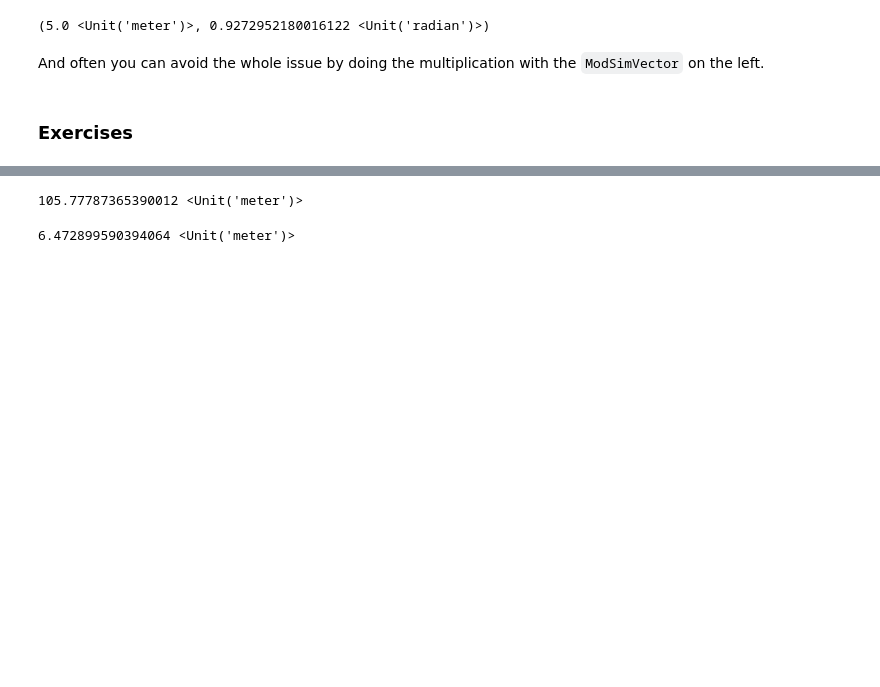
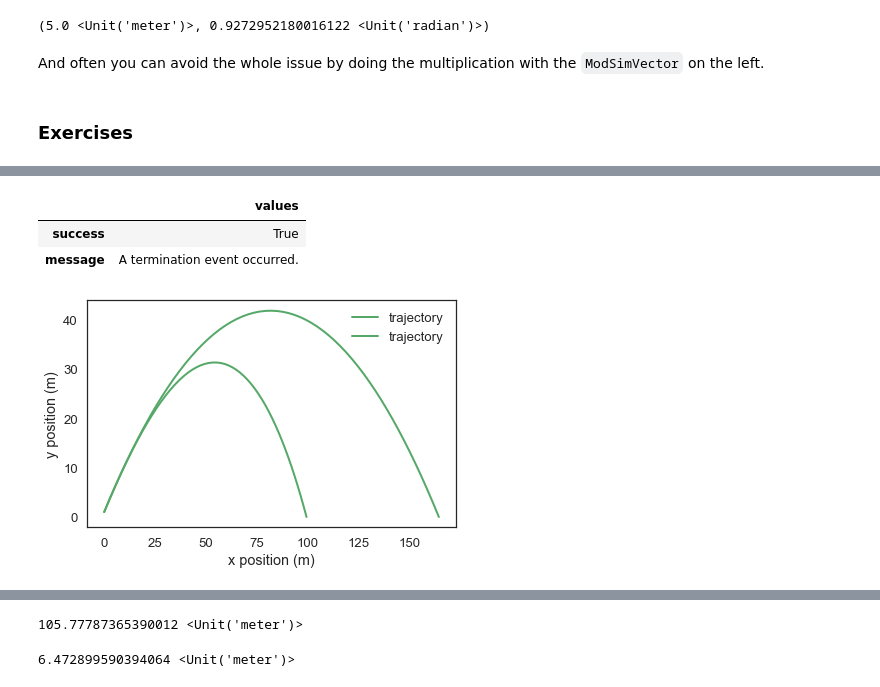
Before and after one commit to AllenDowney/ModSimPy, a Jupyter notebook: code/soln/chap22soln.ipynb, the cells around one changed output, grey strips where cells are left out. Cells and saved outputs as stored; diff of their text form; code cells hidden in the pictures; blank space fills up the shorter version.

```diff
--- a/code/soln/chap22soln.ipynb
+++ b/code/soln/chap22soln.ipynb
@@ -474,0 +475,4 @@ And often you can avoid the whole issue by doing the multiplication with the `Mo
+# %%
+# Hint
+
+system_no_drag = System(system, C_d=0)
@@ -474,0 +494,16 @@ And often you can avoid the whole issue by doing the multiplication with the `Mo
+# %%
+# Solution
+
+results_no_drag, details = run_ode_solver(system_no_drag, slope_func, events=event_func)
+details
+# %% [output]
+|  | values |
+| success | True |
+| message | A termination event occurred. |
+# %%
+# Solution
+
+plot_trajectory(results)
+plot_trajectory(results_no_drag)
+# %% [output]
+[figure, added]
```
Also changed, not shown: parts of 29 cells of this notebook, 1 other file.
